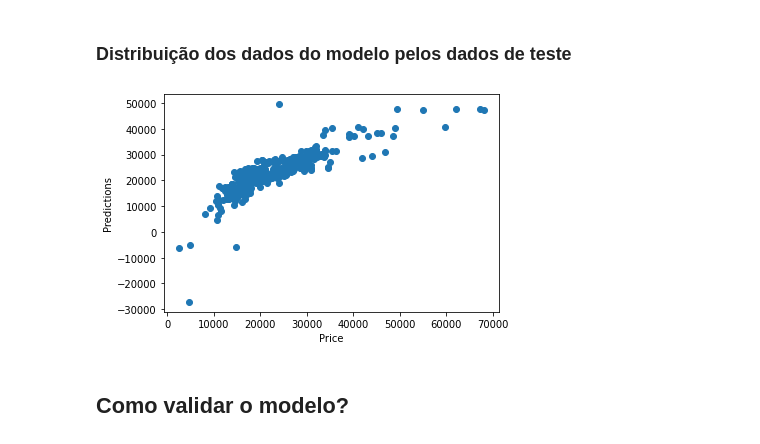
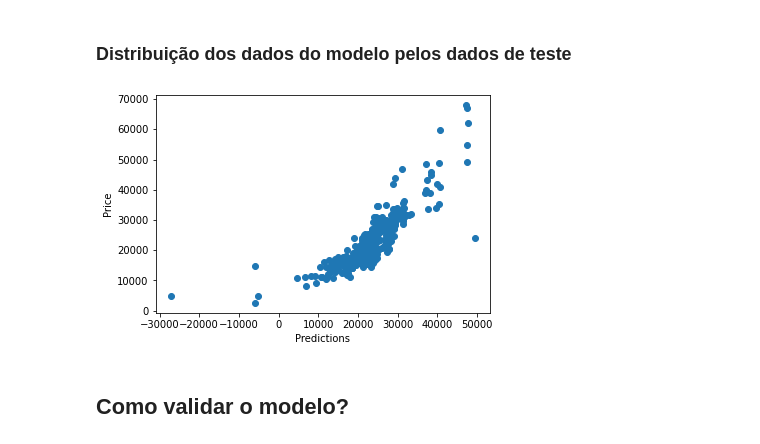
Before and after one commit to AmandaACLucio/Inteligencia_Computacional, a Jupyter notebook: RegressaoLinear.ipynb, the cells around one changed output. Saved outputs shown, nothing was run; the diff lists cells and outputs as text; code cells hidden in the pictures.

```diff
--- a/RegressaoLinear.ipynb
+++ b/RegressaoLinear.ipynb
@@ -238,12 +226,12 @@ predictions = lm.predict(X_test)
 # %% [markdown]
 ### Distribuição dos dados do modelo pelos dados de teste
 # %%
-plt.scatter(y_test,predictions)
-plt.xlabel('Price')
-plt.ylabel('Predictions')
+plt.scatter(predictions,y_test)
+plt.xlabel('Predictions')
+plt.ylabel('Price')
 plt.show()
 # %% [output]
-[figure, old version]
+[figure, new version]
 # %% [markdown]
 ## Como validar o modelo?
 # %% [markdown]
```
Also changed, not shown: parts of 4 cells of this notebook.
